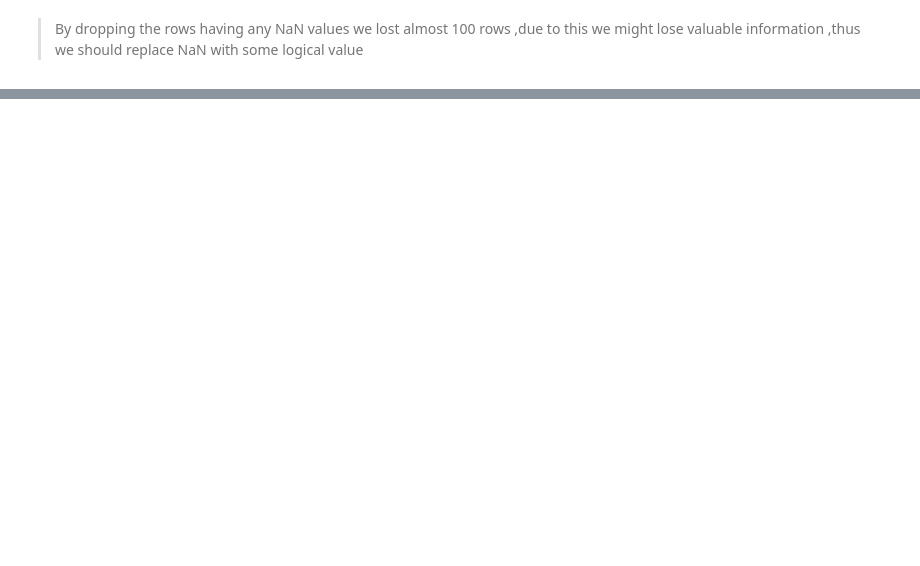
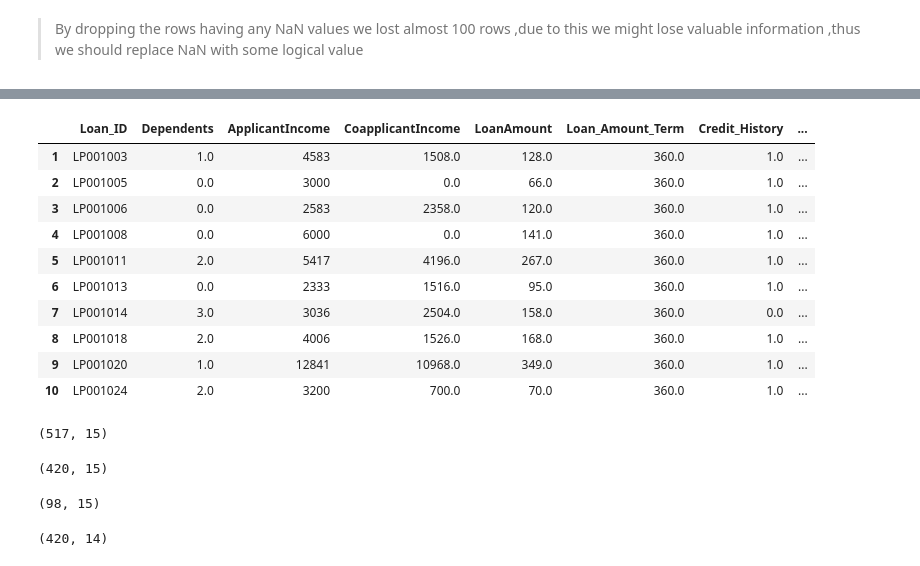
Before and after one commit to Justmiku/ml_project, a Jupyter notebook: loan_prediction.ipynb, the cells around one changed output, grey strips where cells are left out. Drawn from its saved outputs; the diff is of its cells as text; code cells hidden in the pictures; blank space fills up the shorter version.

```diff
--- a/loan_prediction.ipynb
+++ b/loan_prediction.ipynb
@@ -337,0 +423,18 @@ dtype: int64
+# %%
+df.head(10)
+# %% [output]
+|  | Loan_ID | Dependents | ApplicantIncome | CoapplicantIncome | LoanAmount | Loan_Amount_Term | Credit_History | ... |
+| 1 | LP001003 | 1.0 | 4583 | 1508.0 | 128.0 | 360.0 | 1.0 | ... |
+| 2 | LP001005 | 0.0 | 3000 | 0.0 | 66.0 | 360.0 | 1.0 | ... |
+| 3 | LP001006 | 0.0 | 2583 | 2358.0 | 120.0 | 360.0 | 1.0 | ... |
+| 4 | LP001008 | 0.0 | 6000 | 0.0 | 141.0 | 360.0 | 1.0 | ... |
+| 5 | LP001011 | 2.0 | 5417 | 4196.0 | 267.0 | 360.0 | 1.0 | ... |
+| 6 | LP001013 | 0.0 | 2333 | 1516.0 | 95.0 | 360.0 | 1.0 | ... |
+| 7 | LP001014 | 3.0 | 3036 | 2504.0 | 158.0 | 360.0 | 0.0 | ... |
+| 8 | LP001018 | 2.0 | 4006 | 1526.0 | 168.0 | 360.0 | 1.0 | ... |
+| 9 | LP001020 | 1.0 | 12841 | 10968.0 | 349.0 | 360.0 | 1.0 | ... |
+| 10 | LP001024 | 2.0 | 3200 | 700.0 | 70.0 | 360.0 | 1.0 | ... |
+# %%
+df.shape
+# %% [output]
+(517, 15)
@@ -337,0 +443,4 @@ dtype: int64
+# %%
+X_new.shape
+# %% [output]
+(420, 15)
@@ -337,0 +449,4 @@ dtype: int64
+# %%
+y_new.shape
+# %% [output]
+(98, 15)
@@ -337,0 +455,4 @@ dtype: int64
+# %%
+X.shape
+# %% [output]
+(420, 14)
```
Also changed, not shown: parts of 36 cells of this notebook.
